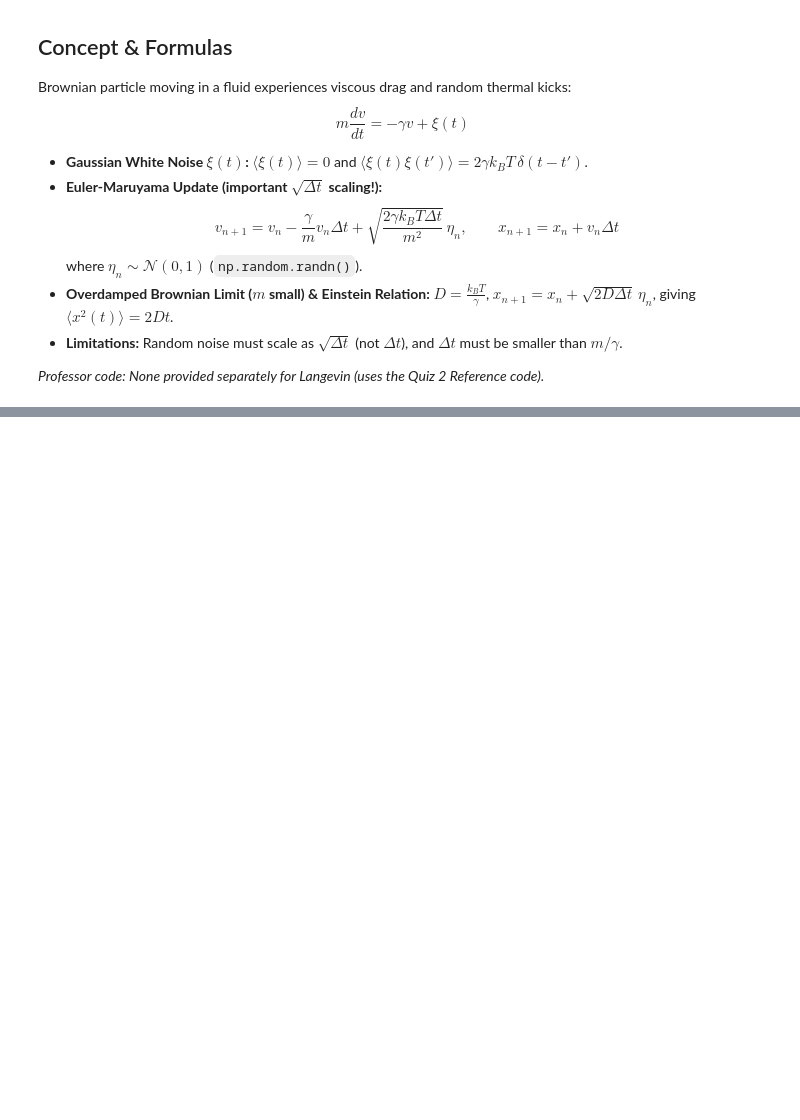
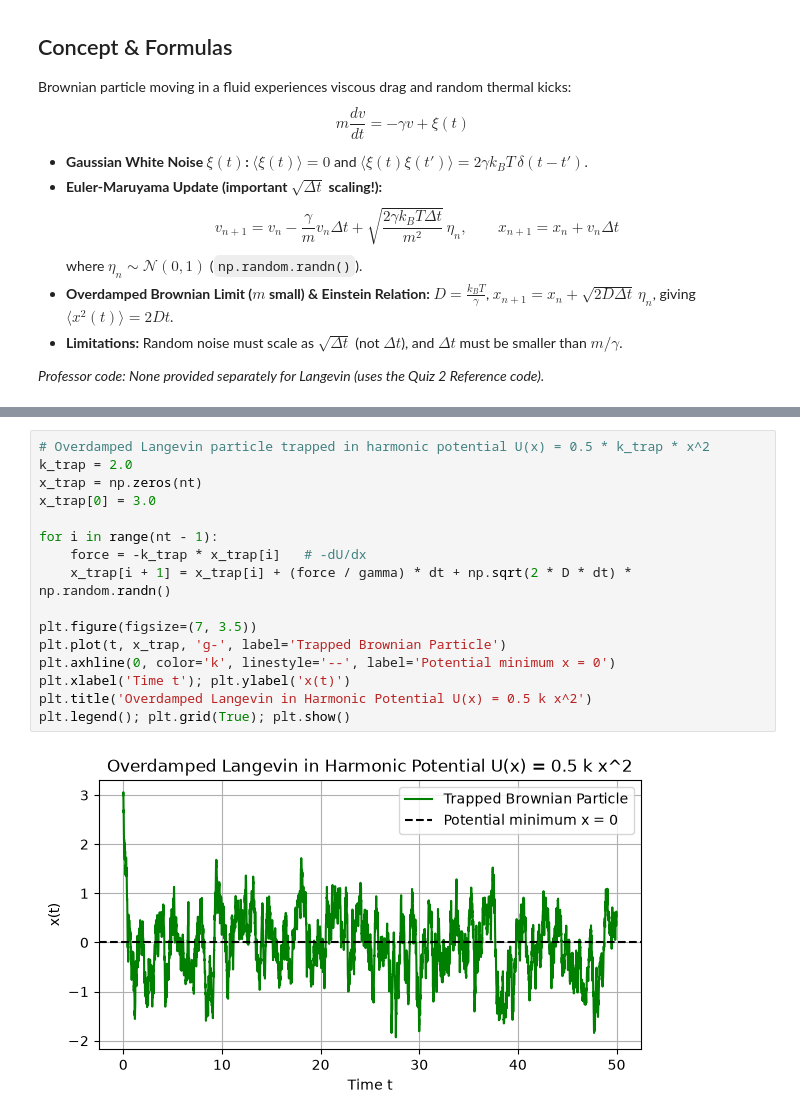
Before and after one commit to Nandu45321/Numerical-Methods-PHY324, a Jupyter notebook: Notes/Stochastic System/02_Langevin_Dynamics_and_Brownian_Motion.ipynb, the cells around one changed output, grey strips where cells are left out. Drawn from its saved outputs; the diff is of its cells as text; blank space fills up the shorter version.

```diff
--- a/Notes/Stochastic System/02_Langevin_Dynamics_and_Brownian_Motion.ipynb
+++ b/Notes/Stochastic System/02_Langevin_Dynamics_and_Brownian_Motion.ipynb
@@ -70,0 +76,18 @@ plt.show()
+# %%
+# Overdamped Langevin particle trapped in harmonic potential U(x) = 0.5 * k_trap * x^2
+k_trap = 2.0
+x_trap = np.zeros(nt)
+x_trap[0] = 3.0
+
+for i in range(nt - 1):
+    force = -k_trap * x_trap[i]   # -dU/dx
+    x_trap[i + 1] = x_trap[i] + (force / gamma) * dt + np.sqrt(2 * D * dt) * np.random.randn()
+
+plt.figure(figsize=(7, 3.5))
+plt.plot(t, x_trap, 'g-', label='Trapped Brownian Particle')
+plt.axhline(0, color='k', linestyle='--', label='Potential minimum x = 0')
+plt.xlabel('Time t'); plt.ylabel('x(t)')
+plt.title('Overdamped Langevin in Harmonic Potential U(x) = 0.5 k x^2')
+plt.legend(); plt.grid(True); plt.show()
+# %% [output]
+[figure, added]
```
Also changed, not shown: parts of 3 cells of this notebook, 5 other files.
